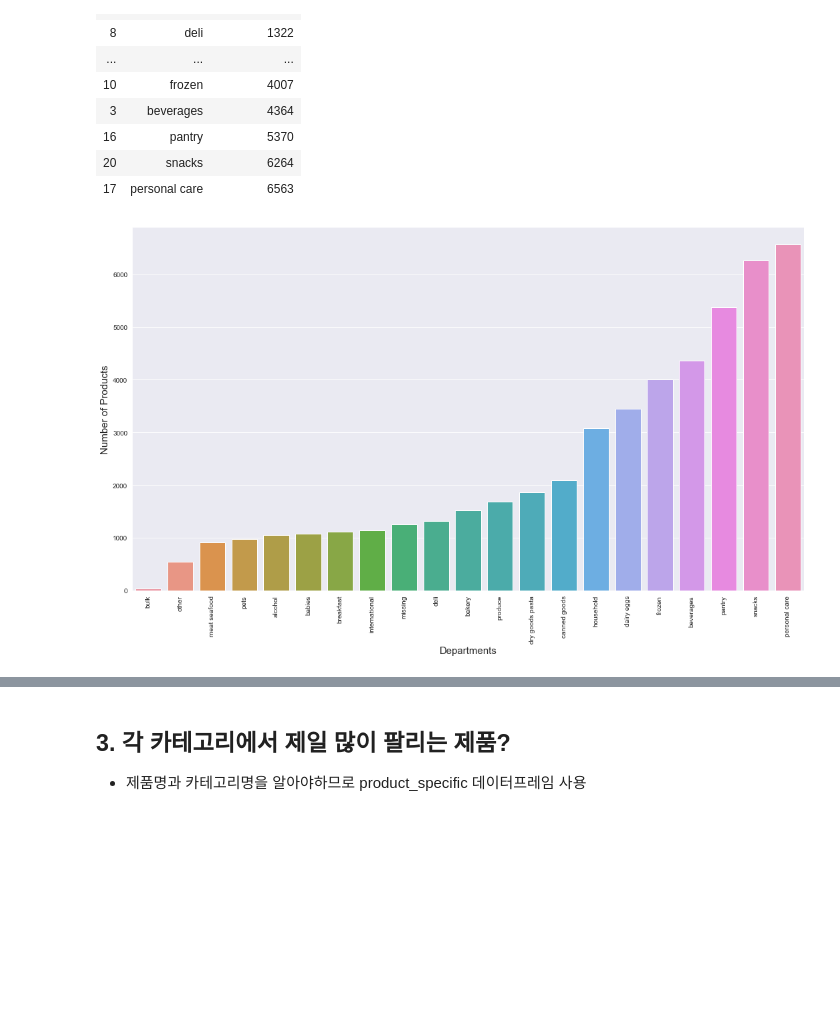
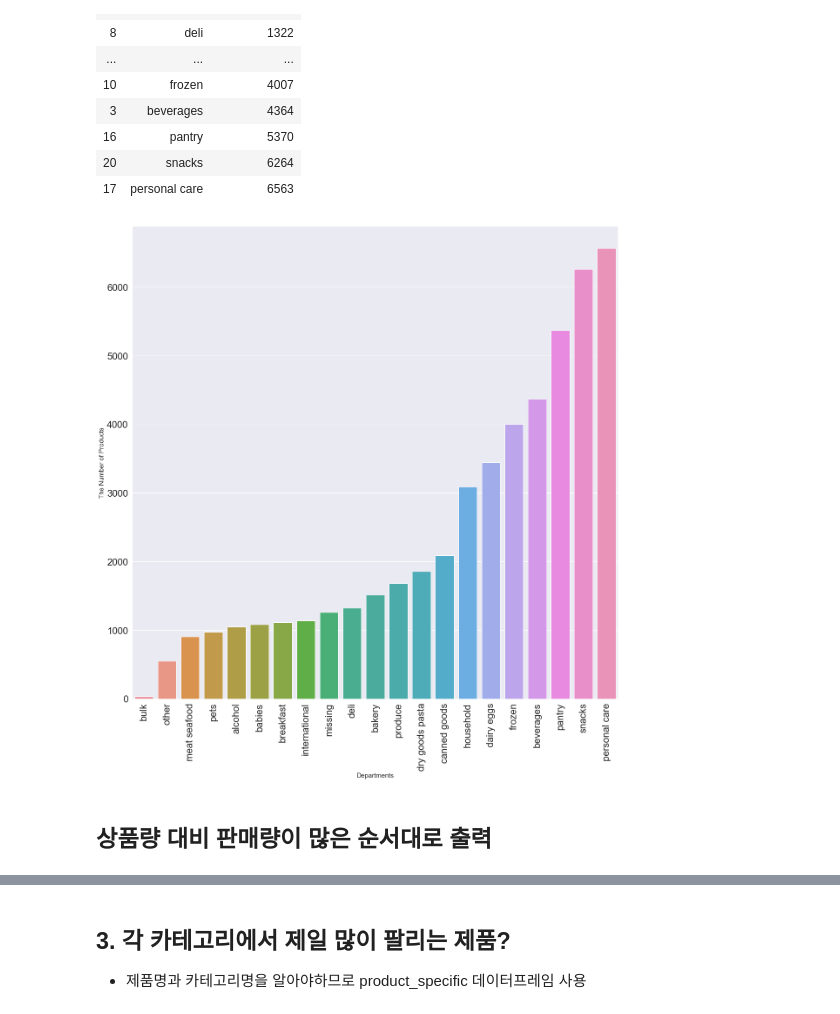
Before and after one commit to yejinee/Market_Analysis, a Jupyter notebook: hypothesis1.ipynb, the cells around one changed output, grey strips where cells are left out. Drawn from its saved outputs; the diff is of its cells as text; code cells hidden in the pictures; blank space fills up the shorter version.

```diff
--- a/hypothesis1.ipynb
+++ b/hypothesis1.ipynb
@@ -187,5 +162,6 @@ best20
 import matplotlib.pyplot as plt  # Matlab-style plotting
 import seaborn as sns
 color = sns.color_palette()
+sns.set(font_scale=2)
 # %%
 sns.set_style('darkgrid')
@@ -407,12 +383,14 @@ department_cnt
 | 17 | personal care | 6563 |
 # %%
 sns.set_style('darkgrid')
-f, ax = plt.subplots(figsize=(18, 10))
+f, ax = plt.subplots(figsize=(20, 20))
 plt.xticks(rotation='vertical')
 sns.barplot(department_cnt.department, department_cnt.product_num)
-plt.ylabel('Number of Products', fontsize=15)
+plt.ylabel('The Number of Products', fontsize=15)
 plt.xlabel('Departments', fontsize=15)
 #plt.show()
 plt.savefig('hypo3.png')
 # %% [output]
-[figure, old version]
+[figure, new version]
+# %% [markdown]
+## 상품량 대비 판매량이 많은 순서대로 출력
```
Also changed, not shown: parts of 19 cells of this notebook, 3 other files.
